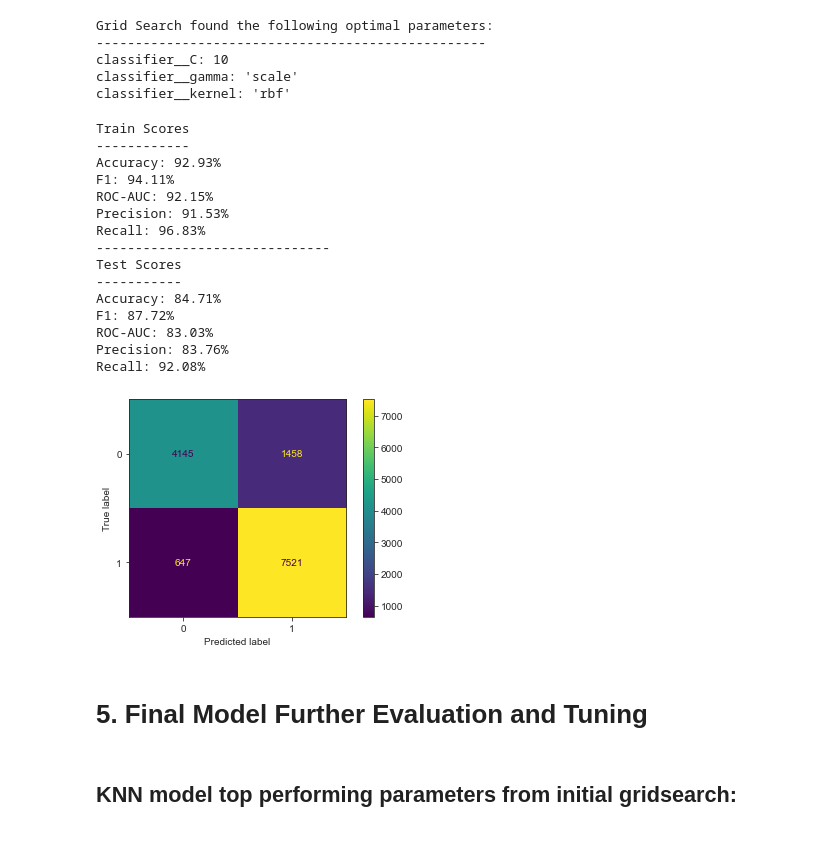
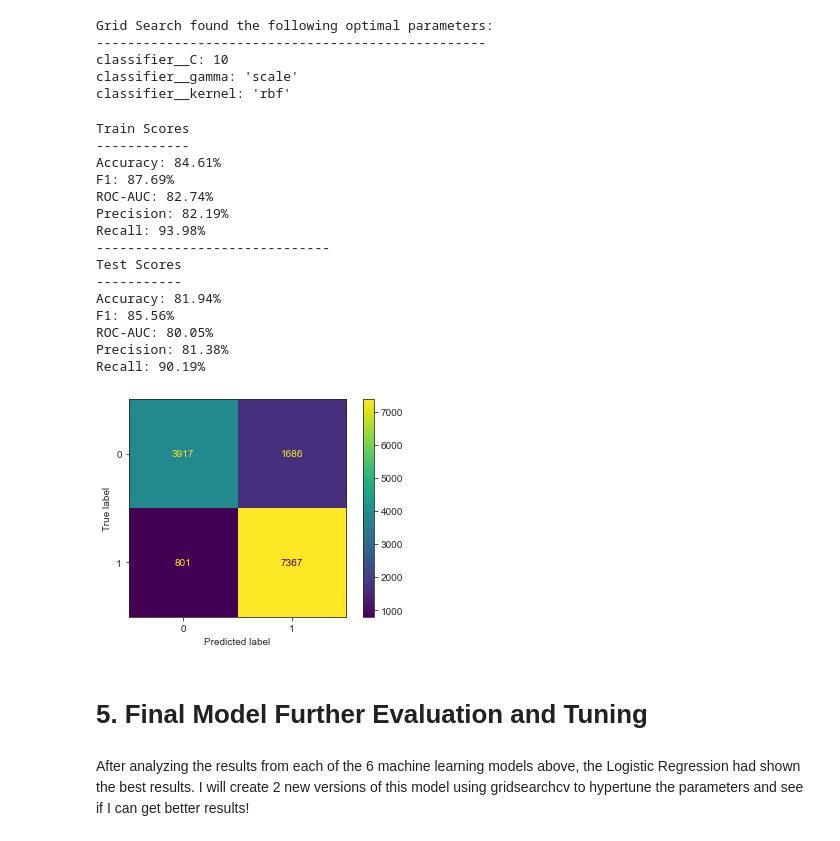
Before and after one commit to ayeejoeey/Binary-Classification-Model-Predicting-Functionality-Of-WaterPipelines-In-Tanzania, a Jupyter notebook: Notebook/Full_Notebook.ipynb, the cells around one changed output. Cells and saved outputs as stored; diff of their text form; code cells hidden in the pictures.

```diff
--- a/Notebook/Full_Notebook.ipynb
+++ b/Notebook/Full_Notebook.ipynb
@@ -697,2 +693,0 @@ X_train.shape
-# %%
-preprocessor.fit_transform(X_train).shape
@@ -1086,25 +1131,25 @@ classifier__C: 10
 classifier__gamma: 'scale'
 classifier__kernel: 'rbf'
 # %%
-evaluate(grid_XG, X_train, X_test, y_train, y_test)
+evaluate(grid_svm, X_train, X_test, y_train, y_test)
 # %% [output]
 Train Scores
 ------------
-Accuracy: 92.93%
-F1: 94.11%
-ROC-AUC: 92.15%
-Precision: 91.53%
-Recall: 96.83%
+Accuracy: 84.61%
+F1: 87.69%
+ROC-AUC: 82.74%
+Precision: 82.19%
+Recall: 93.98%
 ------------------------------
 Test Scores
 -----------
-Accuracy: 84.71%
-F1: 87.72%
-ROC-AUC: 83.03%
-Precision: 83.76%
-Recall: 92.08%
+Accuracy: 81.94%
+F1: 85.56%
+ROC-AUC: 80.05%
+Precision: 81.38%
+Recall: 90.19%
-[figure, old version]
+[figure, new version]
 # %% [markdown]
 # 5. Final Model Further Evaluation and Tuning
-# %% [markdown]
-## KNN model top performing parameters from initial gridsearch:
+# %% [markdown]
+After analyzing the results from each of the 6 machine learning models above, the Logistic Regression had shown the best results. I will create 2 new versions of this model using gridsearchcv to hypertune the parameters and see if I can get better results!
```
Also changed, not shown: parts of 34 cells of this notebook.
